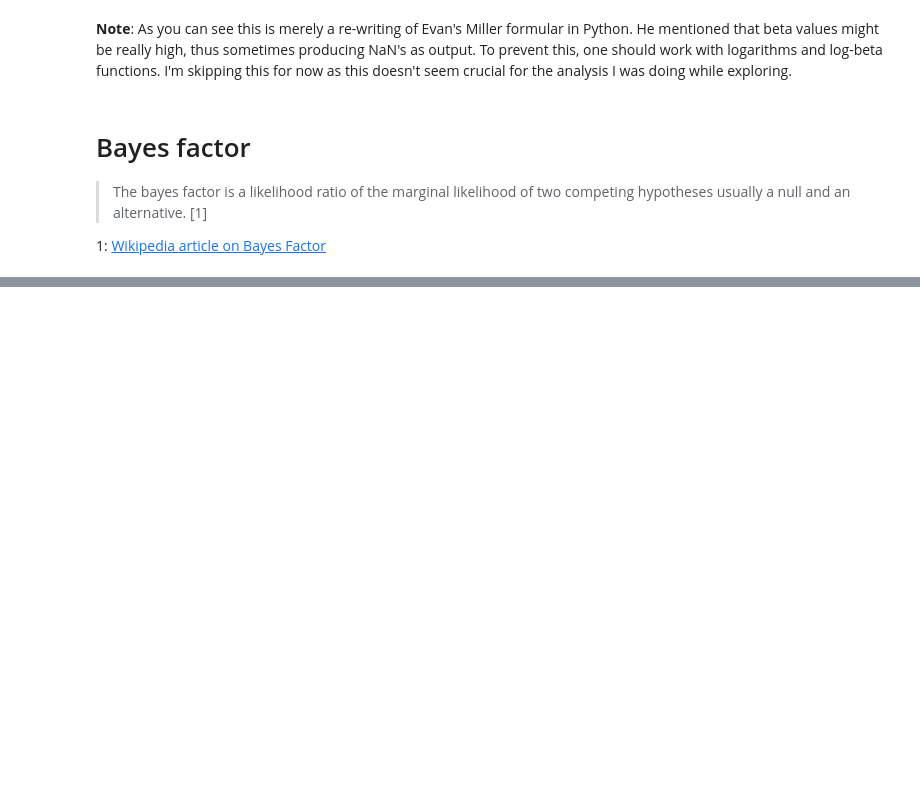
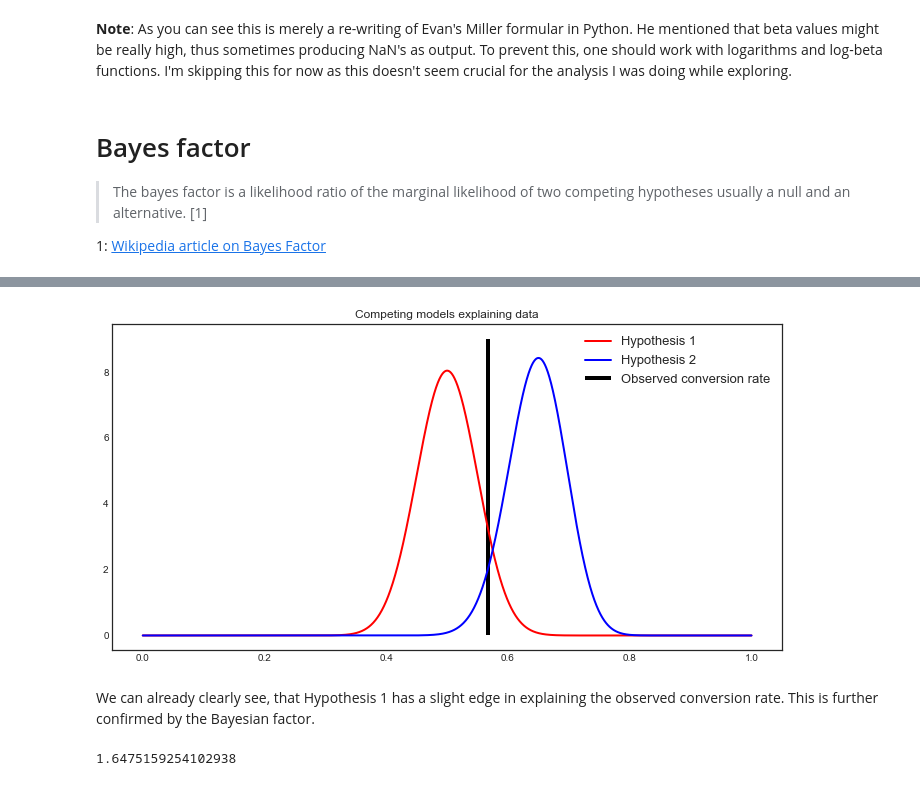
Before and after one commit to robscott95/Data-Science---Portfolio, a Jupyter notebook: exploring_bayes/Basic Bayesian Inference (Analytical - Binomial).ipynb, the cells around one changed output, grey strips where cells are left out. Saved outputs shown, nothing was run; the diff lists cells and outputs as text; code cells hidden in the pictures; blank space fills up the shorter version.

Commit message:
Update with Bayesian Factor

```diff
--- a/exploring_bayes/Basic Bayesian Inference (Analytical - Binomial).ipynb
+++ b/exploring_bayes/Basic Bayesian Inference (Analytical - Binomial).ipynb
@@ -369,0 +381,27 @@ probability_1_beats_2_and_3(prob_1_alpha, prob_1_beta, prob_2_alpha, prob_2_beta
+# %%
+# Observed data.
+conversions = 68
+trials = 120
+conversion_rate = conversions/trials
+# Hypothesis
+hypothesis_1 = beta(51, 51) # Adding one to convert from binom to beta
+hypothesis_2 = beta(66, 36) #
+
+# Show the hypothesis
+bin_width = 0.0005
+theta = np.arange(bin_width/2, 1-(bin_width/2)+bin_width, bin_width)
+fig, ax = plt.subplots(1,1, figsize=(12,6))
+plt.vlines(x=conversion_rate, ymin=0, ymax=9, color="k", lw=4, label="Observed conversion rate")
+ax.plot(theta, hypothesis_1.pdf(theta), 'r-', lw=2, label="Hypothesis 1")
+ax.plot(theta, hypothesis_2.pdf(theta), "b-", lw=2, label="Hypothesis 2")
+plt.title("Competing models explaining data")
+ax.legend(fontsize=13)
+plt.show()
+# %% [output]
+[figure, added]
+# %% [markdown]
+We can already clearly see, that Hypothesis 1 has a slight edge in explaining the observed conversion rate. This is further confirmed by the Bayesian factor.
+# %%
+hypothesis_1.pdf(conversion_rate)/hypothesis_2.pdf(conversion_rate)
+# %% [output]
+1.6475159254102938
```
Also changed, not shown: parts of 8 cells of this notebook.
